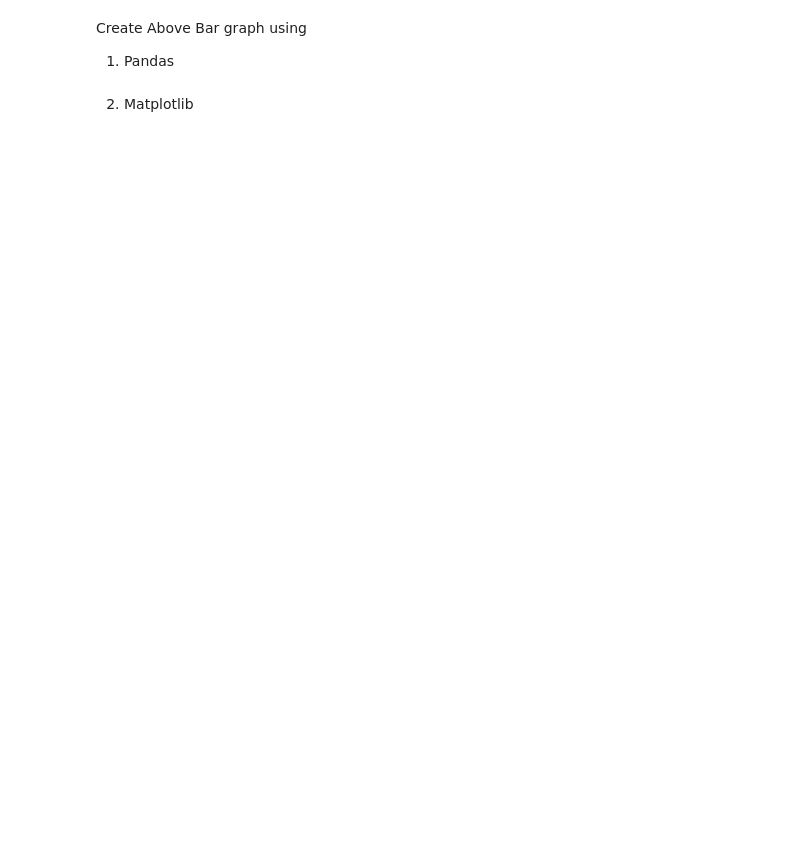
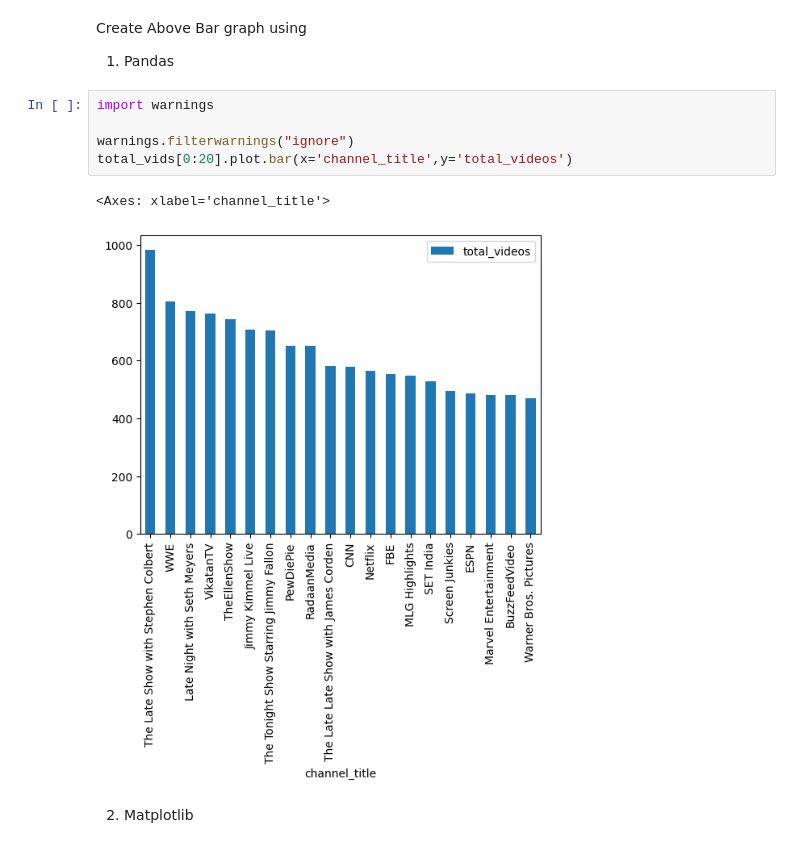
Before and after one commit to dkhiani6/Data-Analysis-Projects, a Jupyter notebook: YouTube Comments Text Analysis/youtube_txt_analysis.ipynb, the cells around one changed output. Drawn from its saved outputs; the diff is of its cells as text; blank space fills up the shorter version.

```diff
--- a/YouTube Comments Text Analysis/youtube_txt_analysis.ipynb
+++ b/YouTube Comments Text Analysis/youtube_txt_analysis.ipynb
@@ -673,5 +586,13 @@ px.bar(data_frame=total_vids[0:20],x='channel_title',y='total_videos')
 # %% [markdown]
 Create Above Bar graph using
 1. Pandas
+# %%
+import warnings
+
+warnings.filterwarnings("ignore")
+total_vids[0:20].plot.bar(x='channel_title',y='total_videos')
+# %% [output]
+<Axes: xlabel='channel_title'>
+[figure, added]
 # %% [markdown]
 2. Matplotlib
```
Also changed, not shown: parts of 91 cells of this notebook.
